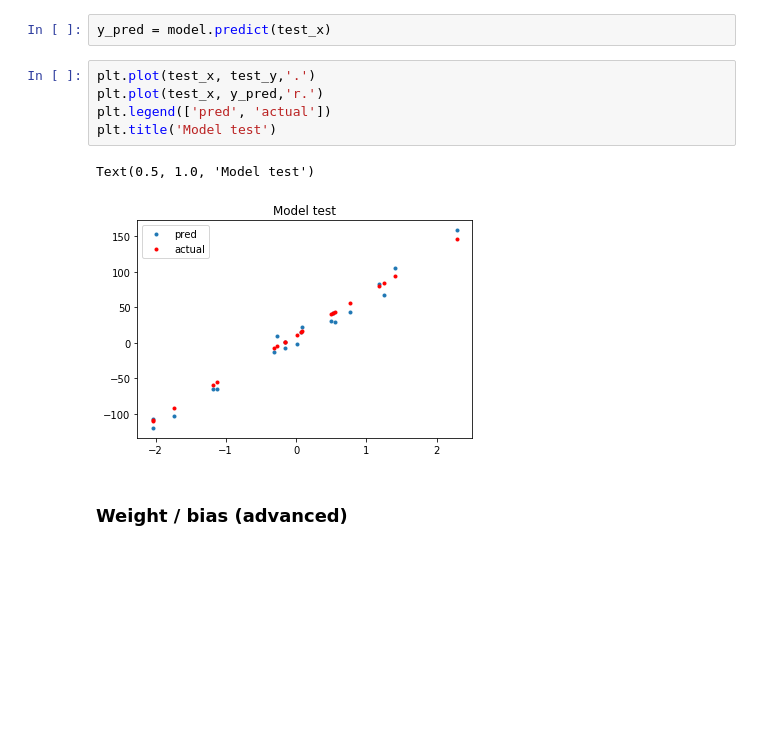
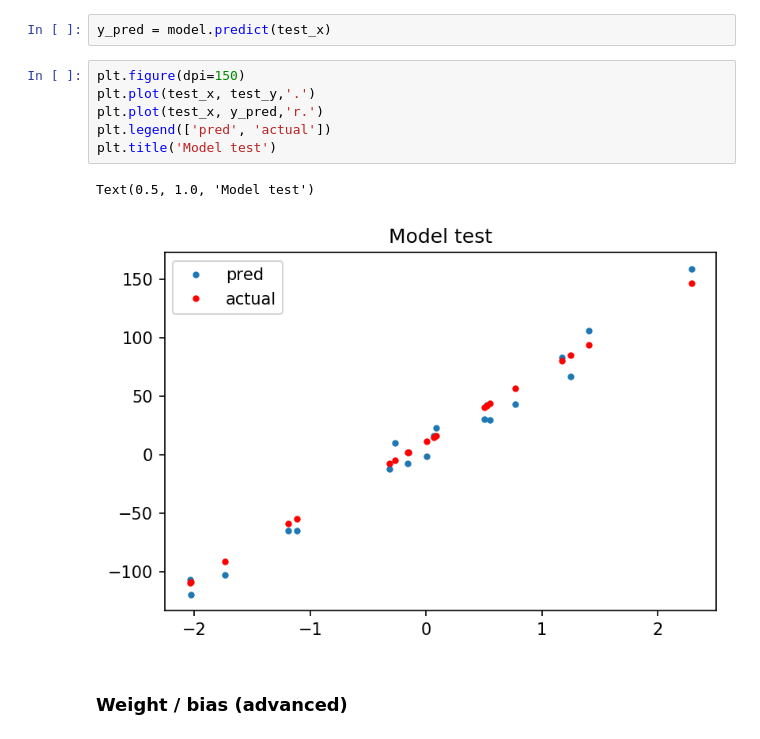
Before and after one commit to dalek7/SKKU_ML_21S, a Jupyter notebook: W10_03_linear_regression_keras.ipynb, the cells around one changed output. Saved outputs shown, nothing was run; the diff lists cells and outputs as text; blank space fills up the shorter version.

```diff
--- a/W10_03_linear_regression_keras.ipynb
+++ b/W10_03_linear_regression_keras.ipynb
@@ -93,13 +93,14 @@ Epoch 100/100
 # %%
 y_pred = model.predict(test_x)
 # %%
+plt.figure(dpi=150)
 plt.plot(test_x, test_y,'.')
 plt.plot(test_x, y_pred,'r.')
 plt.legend(['pred', 'actual'])
 plt.title('Model test')
 # %% [output]
 Text(0.5, 1.0, 'Model test')
-[figure, old version]
+[figure, new version]
 # %% [markdown]
 ### Weight / bias (advanced)
 # %%
```
Also changed, not shown: parts of 3 cells of this notebook, 1 other file.
